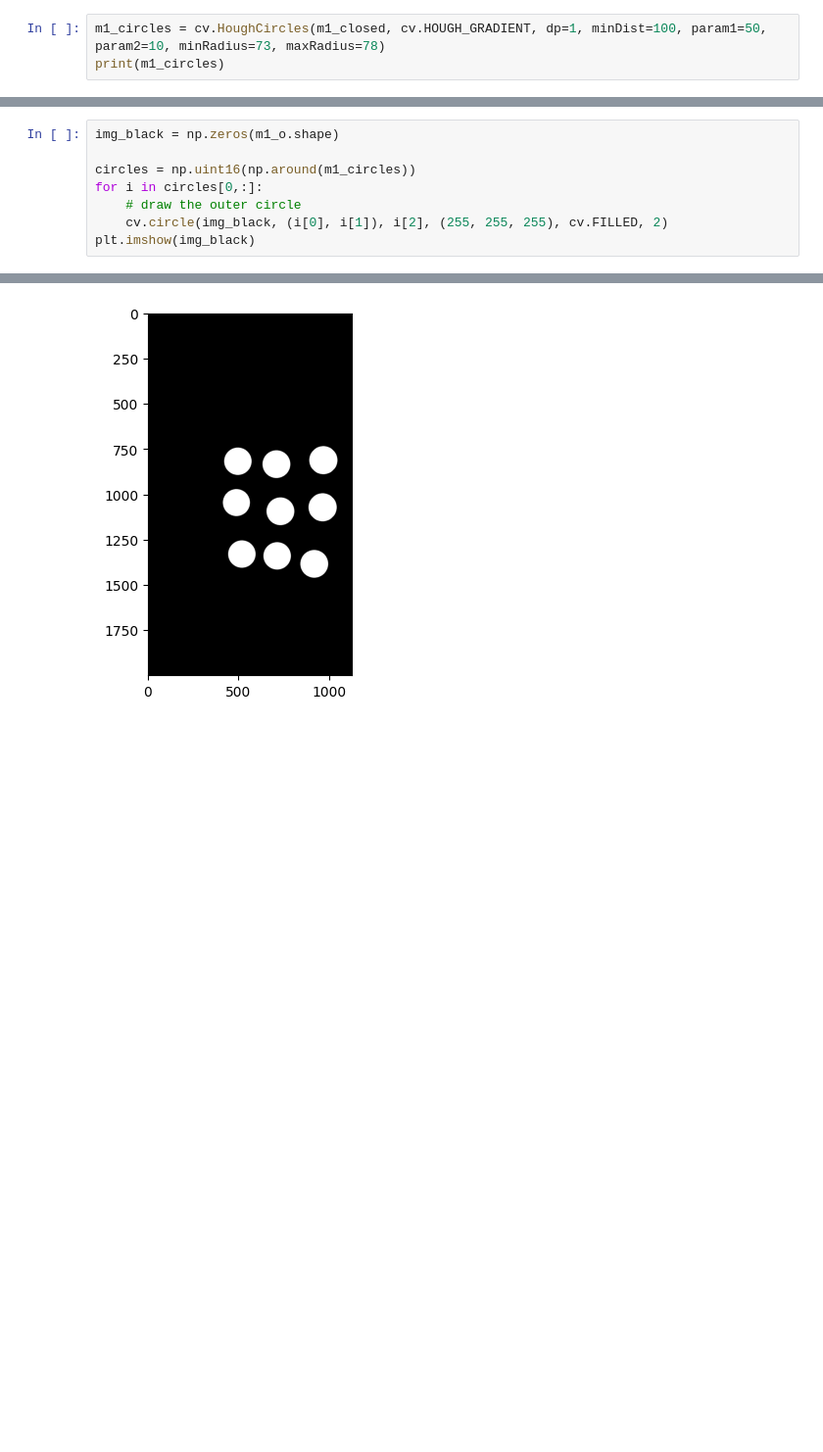
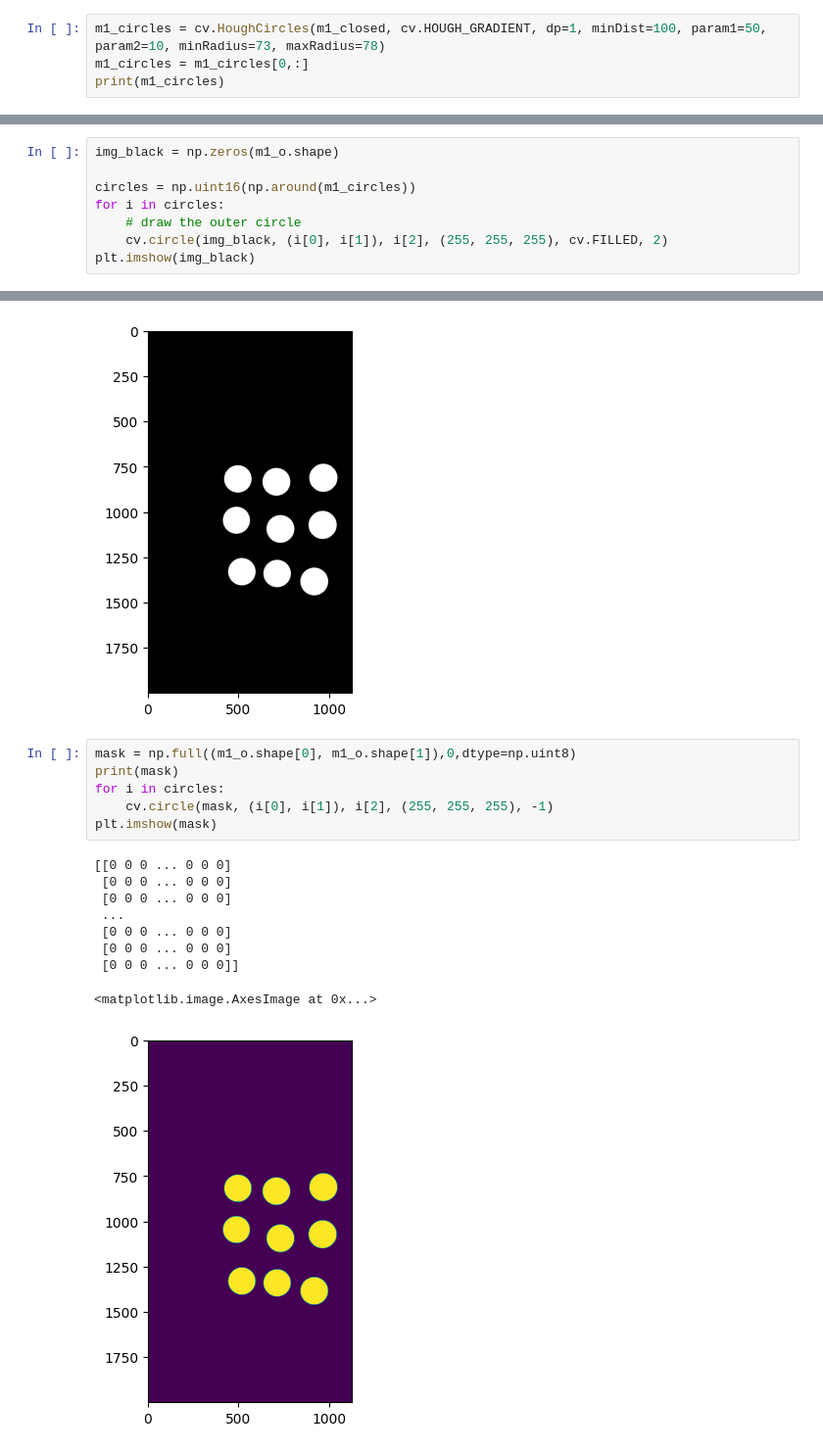
Before and after one commit to Florent-Git/mysteres-vision, a Jupyter notebook: floshie.ipynb, the cells around one changed output, grey strips where cells are left out. Shown at 98% size. Cells and saved outputs as stored; diff of their text form; blank space fills up the shorter version.

```diff
--- a/floshie.ipynb
+++ b/floshie.ipynb
@@ -37,5 +37,6 @@ plt.imshow(m1_closed, cmap="Grays")
 [figure]
 # %%
 m1_circles = cv.HoughCircles(m1_closed, cv.HOUGH_GRADIENT, dp=1, minDist=100, param1=50, param2=10, minRadius=73, maxRadius=78)
+m1_circles = m1_circles[0,:]
 print(m1_circles)
 # %% [output]
@@ -52,7 +53,7 @@ print(m1_circles)
 img_black = np.zeros(m1_o.shape)
 
 circles = np.uint16(np.around(m1_circles))
-for i in circles[0,:]:
+for i in circles:
     # draw the outer circle
     cv.circle(img_black, (i[0], i[1]), i[2], (255, 255, 255), cv.FILLED, 2)
 plt.imshow(img_black)
@@ -60,3 +61,19 @@ plt.imshow(img_black)
 Clipping input data to the valid range for imshow with RGB data ([0..1] for floats or [0..255] for integers).
 <matplotlib.image.AxesImage at 0x...>
 [figure]
+# %%
+mask = np.full((m1_o.shape[0], m1_o.shape[1]),0,dtype=np.uint8)
+print(mask)
+for i in circles:
+    cv.circle(mask, (i[0], i[1]), i[2], (255, 255, 255), -1)
+plt.imshow(mask)
+# %% [output]
+[[0 0 0 ... 0 0 0]
+ [0 0 0 ... 0 0 0]
+ [0 0 0 ... 0 0 0]
+ ...
+ [0 0 0 ... 0 0 0]
+ [0 0 0 ... 0 0 0]
+ [0 0 0 ... 0 0 0]]
+<matplotlib.image.AxesImage at 0x...>
+[figure, added]
```
Also changed, not shown: parts of 2 cells of this notebook, 3 other files.
